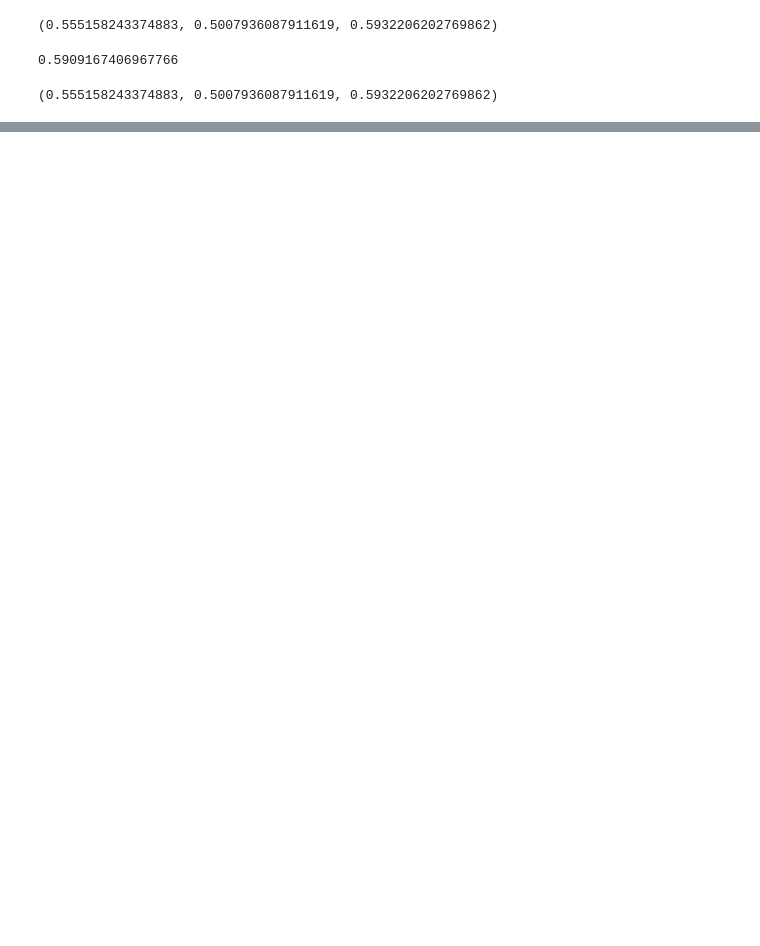
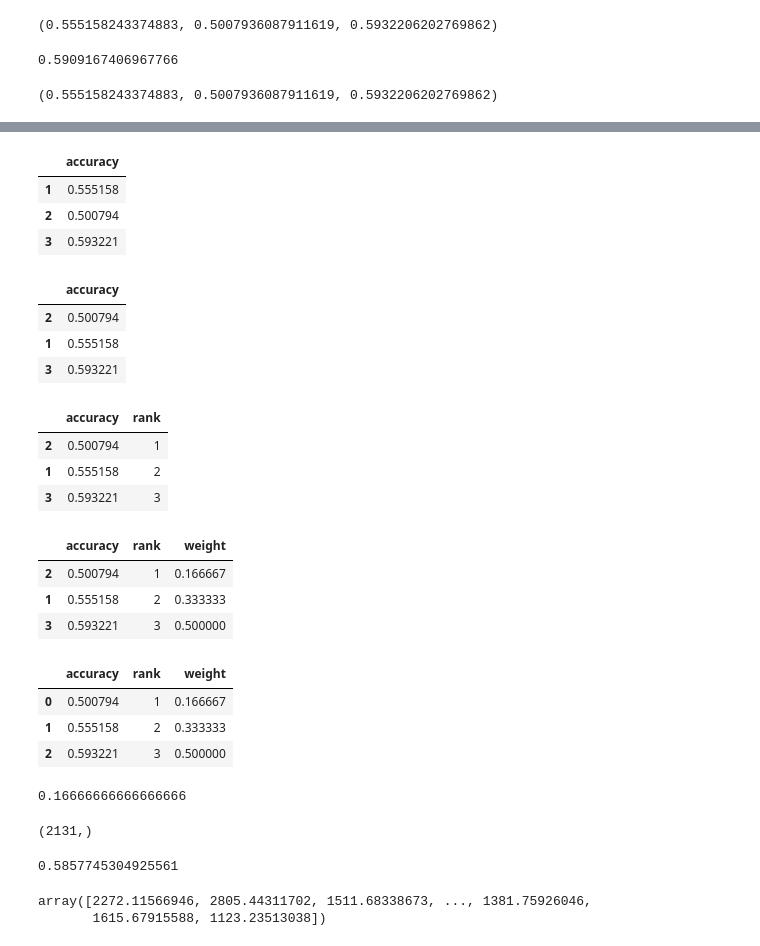
Before and after one commit to Neelam-Singhal/EnsembleModel, a Jupyter notebook: EnsembleMethod.ipynb, the cells around one changed output, grey strips where cells are left out. Cells and saved outputs as stored; diff of their text form; code cells hidden in the pictures; blank space fills up the shorter version.

```diff
--- a/EnsembleMethod.ipynb
+++ b/EnsembleMethod.ipynb
@@ -187,0 +192,6 @@ avg_pred3[:10], avg_model3.score(X_avg_test, y_avg_test)
+# %%
+from statistics import mean
+avg_final_pred = []
+
+for i in range (0, len(X_avg_test)):
+    avg_final_pred = np.append(avg_final_pred, mean([avg_pred1[i],  avg_pred2[i], avg_pred3[i]]))
@@ -215,0 +242,51 @@ Give each model a weight (as per R-sq on validation) and multiply the weight to
+# %%
+index = [1,2,3]
+rank = [r2_score(y_avg_test, avg_pred1), r2_score(y_avg_test, avg_pred2), r2_score(y_avg_test, avg_pred3)]
+ranking_data = pd.DataFrame({
+    "accuracy": rank
+}, index=index
+)
+
+ranking_data
+# %% [output]
+|  | accuracy |
+| 1 | 0.555158 |
+| 2 | 0.500794 |
+| 3 | 0.593221 |
+# %%
+sorted_rank = ranking_data.sort_values('accuracy')
+sorted_rank
+# %% [output]
+|  | accuracy |
+| 2 | 0.500794 |
+| 1 | 0.555158 |
+| 3 | 0.593221 |
+# %%
+sorted_rank['rank'] = [i for i in range(1, len(sorted_rank)+1)]
+sorted_rank
+# %% [output]
+|  | accuracy | rank |
+| 2 | 0.500794 | 1 |
+| 1 | 0.555158 | 2 |
+| 3 | 0.593221 | 3 |
+# %%
+sorted_rank['weight'] = sorted_rank['rank']/sorted_rank['rank'].sum()
+sorted_rank
+# %% [output]
+|  | accuracy | rank | weight |
+| 2 | 0.500794 | 1 | 0.166667 |
+| 1 | 0.555158 | 2 | 0.333333 |
+| 3 | 0.593221 | 3 | 0.500000 |
+# %%
+# Resetting the index
+sorted_rank.reset_index(inplace=True, drop=True)
+sorted_rank
+# %% [output]
+|  | accuracy | rank | weight |
+| 0 | 0.500794 | 1 | 0.166667 |
+| 1 | 0.555158 | 2 | 0.333333 |
+| 2 | 0.593221 | 3 | 0.500000 |
+# %%
+sorted_rank.weight.loc[0]
+# %% [output]
+0.16666666666666666
@@ -215,0 +298,19 @@ Give each model a weight (as per R-sq on validation) and multiply the weight to
+# %%
+avg_rank_final_pred.shape
+# %% [output]
+(2131,)
+# %%
+r2_score(y_avg_test, avg_rank_final_pred)
+# %% [output]
+0.5857745304925561
+# %%
+# Method used in reference Doc
+
+wt_pred1 = avg_pred1*float(sorted_rank.loc[[0],['weight']].values)
+wt_pred2 = avg_pred2*float(sorted_rank.loc[[1],['weight']].values)
+wt_pred3 = avg_pred3*float(sorted_rank.loc[[2],['weight']].values)
+ranked_prediction = wt_pred1 + wt_pred2 + wt_pred3
+ranked_prediction
+# %% [output]
+array([2272.11566946, 2805.44311702, 1511.68338673, ..., 1381.75926046,
+       1615.67915588, 1123.23513038])
```
Also changed, not shown: parts of 8 cells of this notebook.
